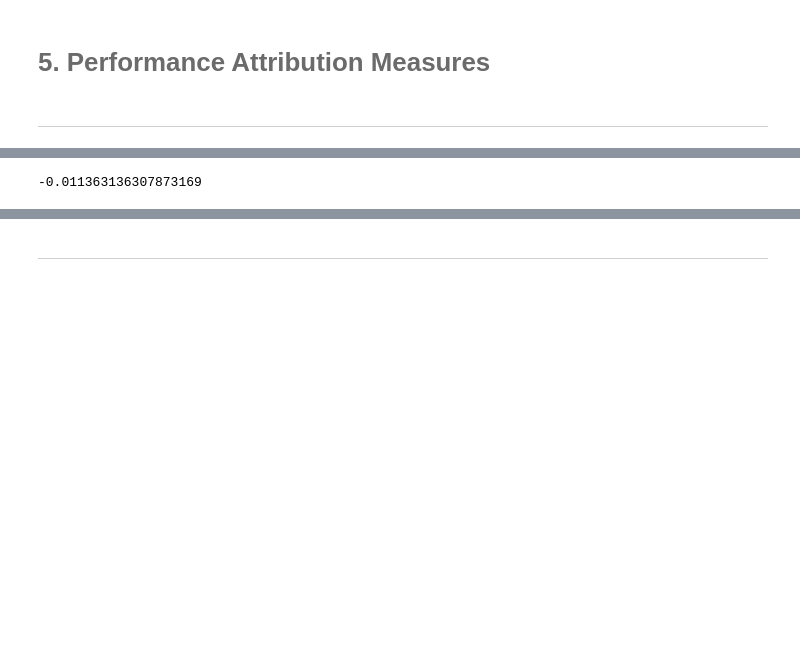
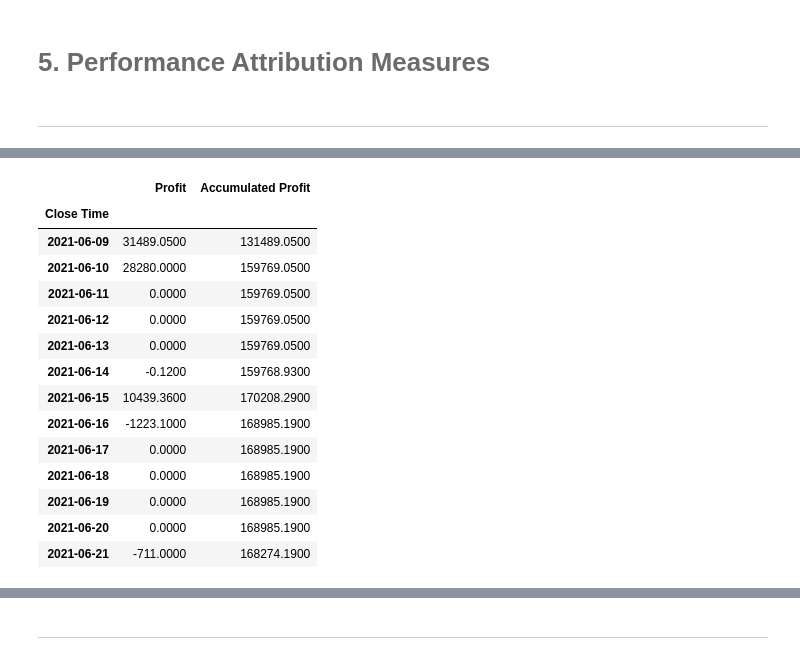
Before and after one commit to HKael/MYST-3, a Jupyter notebook: notebook.ipynb, the cells around one changed output, grey strips where cells are left out. Cells and saved outputs as stored; diff of their text form; code cells hidden in the pictures; blank space fills up the shorter version.

```diff
--- a/notebook.ipynb
+++ b/notebook.ipynb
@@ -479,4 +222,0 @@ k6["Accumulated Profit"].loc[6]
-# %%
-d_down
-# %% [output]
--0.011363136307873169
@@ -491,0 +223,18 @@ d_down
+# %%
+capital_evolution
+# %% [output]
+|  | Profit | Accumulated Profit |
+| Close Time |  |  |
+| 2021-06-09 | 31489.0500 | 131489.0500 |
+| 2021-06-10 | 28280.0000 | 159769.0500 |
+| 2021-06-11 | 0.0000 | 159769.0500 |
+| 2021-06-12 | 0.0000 | 159769.0500 |
+| 2021-06-13 | 0.0000 | 159769.0500 |
+| 2021-06-14 | -0.1200 | 159768.9300 |
+| 2021-06-15 | 10439.3600 | 170208.2900 |
+| 2021-06-16 | -1223.1000 | 168985.1900 |
+| 2021-06-17 | 0.0000 | 168985.1900 |
+| 2021-06-18 | 0.0000 | 168985.1900 |
+| 2021-06-19 | 0.0000 | 168985.1900 |
+| 2021-06-20 | 0.0000 | 168985.1900 |
+| 2021-06-21 | -711.0000 | 168274.1900 |
```
Also changed, not shown: parts of 25 cells of this notebook, 2 other files.
